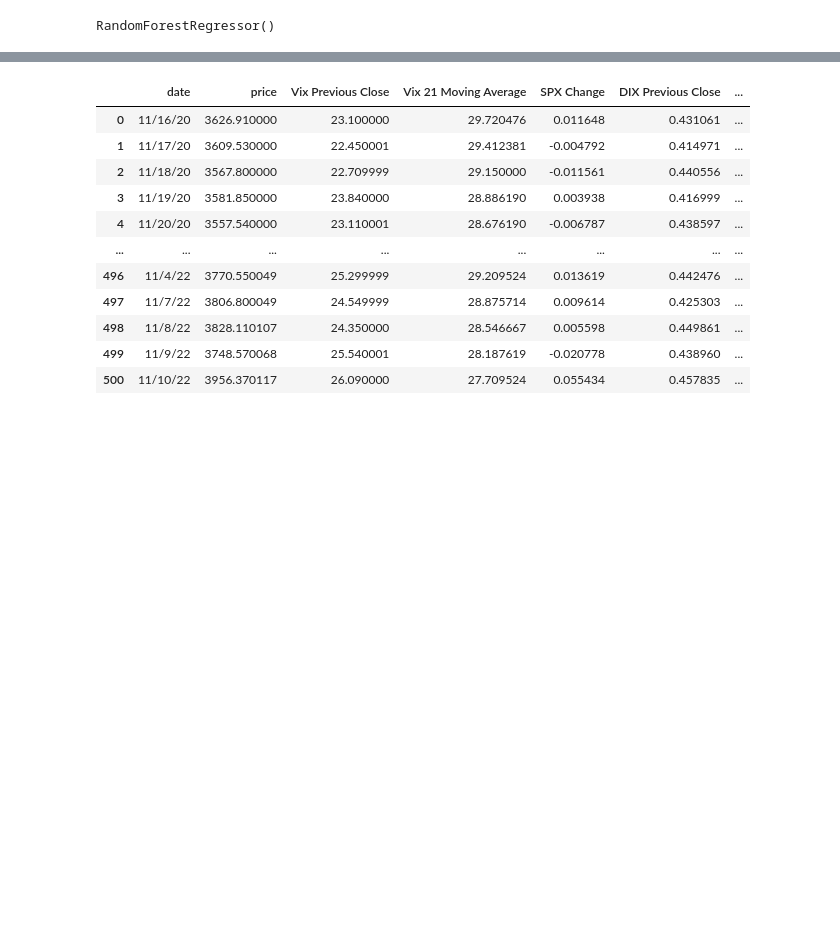
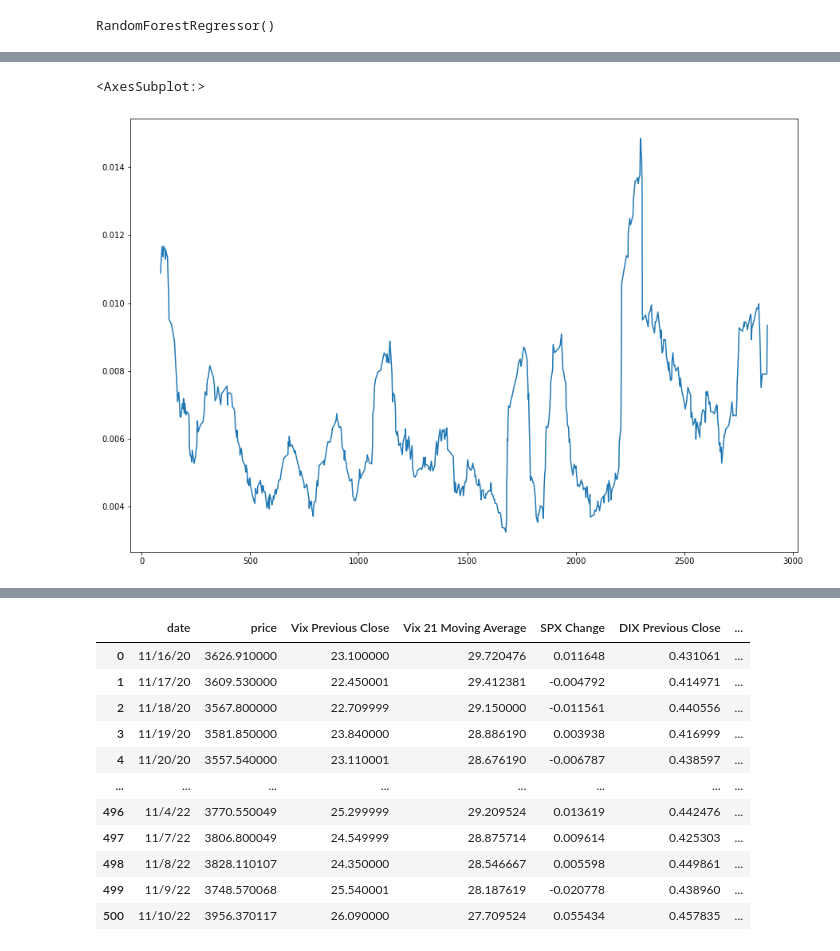
Before and after one commit to HaggertyBU/NUProject3, a Jupyter notebook: NUProject3.ipynb, the cells around one changed output, grey strips where cells are left out. Drawn from its saved outputs; the diff is of its cells as text; code cells hidden in the pictures; blank space fills up the shorter version.

```diff
--- a/NUProject3.ipynb
+++ b/NUProject3.ipynb
@@ -201,0 +287,5 @@ model.score(X,y)
+# %%
+vix_predict_abs["VIX Delta"].rolling(21).mean().plot()
+# %% [output]
+<AxesSubplot:>
+[figure, added]
```
Also changed, not shown: parts of 69 cells of this notebook.
